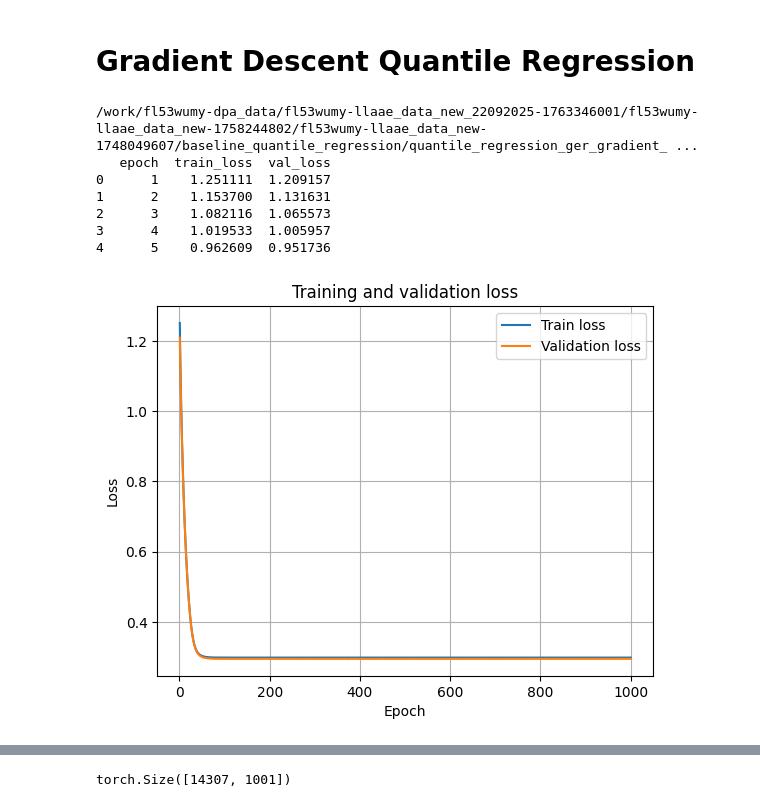
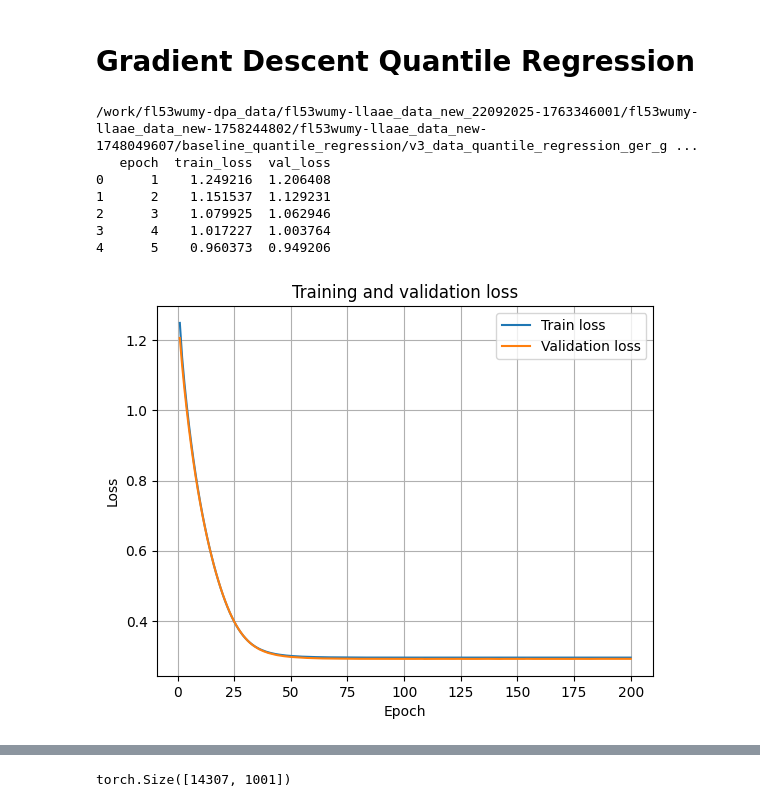
Before and after one commit to Motte12/dpa_for_llaae, a Jupyter notebook: data_exploration/baseline_model_quantile_regression.ipynb, the cells around one changed output, grey strips where cells are left out. Saved outputs shown, nothing was run; the diff lists cells and outputs as text; code cells hidden in the pictures.

```diff
--- a/data_exploration/baseline_model_quantile_regression.ipynb
+++ b/data_exploration/baseline_model_quantile_regression.ipynb
@@ -73,45 +212,48 @@ dpa_trans_predctd_quantiles.shape
 #model_path = "/work/fl53wumy-dpa_data/fl53wumy-llaae_data_new_22092025-1763346001/fl53wumy-llaae_data_new-1758244802/fl53wumy-llaae_data_new-1748049607/baseline_quantile_regression/quantile_regression_ger_gradient_descent_v0/"
 
 # Model 2
-model_path = "/work/fl53wumy-dpa_data/fl53wumy-llaae_data_new_22092025-1763346001/fl53wumy-llaae_data_new-1758244802/fl53wumy-llaae_data_new-1748049607/baseline_quantile_regression/quantile_regression_ger_gradient_descent_2025-11-20_10-36/"
+#model_path = "/work/fl53wumy-dpa_data/fl53wumy-llaae_data_new_22092025-1763346001/fl53wumy-llaae_data_new-1758244802/fl53wumy-llaae_data_new-1748049607/baseline_quantile_regression/quantile_regression_ger_gradient_descent_2025-11-20_10-36/"
+
+# Model 3 (v3 data)
+model_path = "/work/fl53wumy-dpa_data/fl53wumy-llaae_data_new_22092025-1763346001/fl53wumy-llaae_data_new-1758244802/fl53wumy-llaae_data_new-1748049607/baseline_quantile_regression/v3_data_quantile_regression_ger_gradient_descent_2025-11-23_19-04/"
 
 # Look at loss curves
 csv_path = f"{model_path}training_log.csv"
 
 # --- 1. Load parameters from metadata.json ---
 
 metadata_path = f"{model_path}metadata.json"  # adjust if needed
 print(metadata_path)
 
 with open(metadata_path, "r") as f:
     meta = json.load(f)
 
 # load
 df = pd.read_csv(csv_path)
 
 # quick check
 print(df.head())
 # expected columns: epoch, train_loss, val_loss
 
 plt.figure()
 plt.plot(df["epoch"], df["train_loss"], label="Train loss")
 plt.plot(df["epoch"], df["val_loss"], label="Validation loss")
 plt.xlabel("Epoch")
 plt.ylabel("Loss")
 #plt.ylim(0.2, 0.4)
 plt.title("Training and validation loss")
 plt.legend()
 plt.grid(True)
 plt.show()
 # %% [output]
-/work/fl53wumy-dpa_data/fl53wumy-llaae_data_new_22092025-1763346001/fl53wumy-llaae_data_new-1758244802/fl53wumy-llaae_data_new-1748049607/baseline_quantile_regression/quantile_regression_ger_gradient_ ...
+/work/fl53wumy-dpa_data/fl53wumy-llaae_data_new_22092025-1763346001/fl53wumy-llaae_data_new-1758244802/fl53wumy-llaae_data_new-1748049607/baseline_quantile_regression/v3_data_quantile_regression_ger_g ...
    epoch  train_loss  val_loss
-0      1    1.251111  1.209157
-1      2    1.153700  1.131631
-2      3    1.082116  1.065573
-3      4    1.019533  1.005957
-4      5    0.962609  0.951736
+0      1    1.249216  1.206408
+1      2    1.151537  1.129231
+2      3    1.079925  1.062946
+3      4    1.017227  1.003764
+4      5    0.960373  0.949206
-[figure, old version]
+[figure, new version]
 # %%
 import json
 import numpy as np
```
Also changed, not shown: parts of 26 cells of this notebook, 3 other files.
